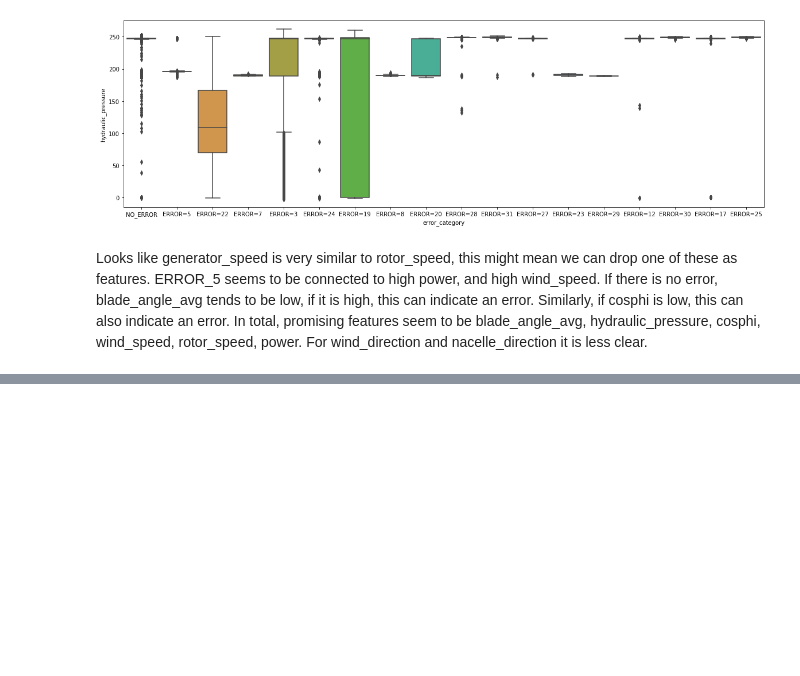
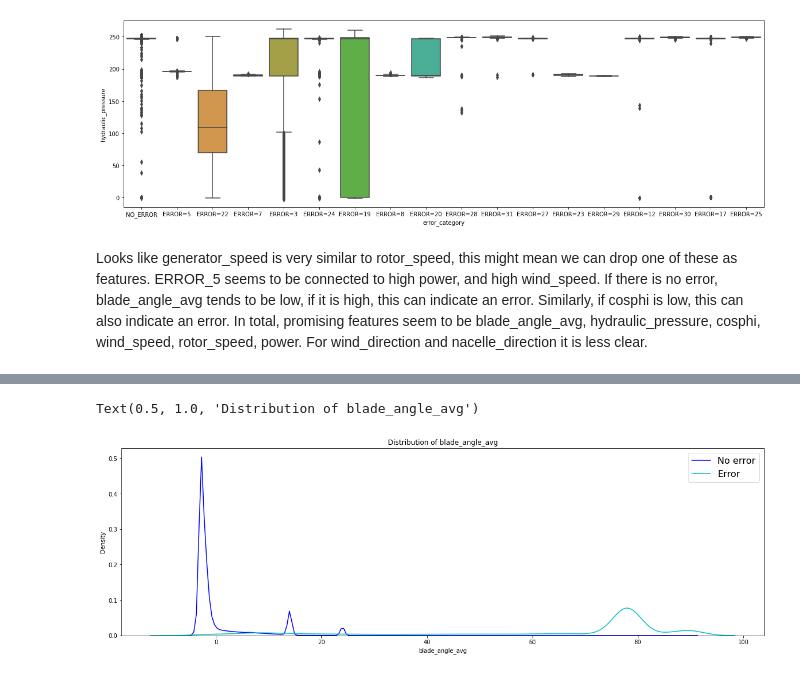
Before and after one commit to DZuercher/Datathlon2022, a Jupyter notebook: exploration/exploration_christiane.ipynb, the cells around one changed output, grey strips where cells are left out. Drawn from its saved outputs; the diff is of its cells as text; code cells hidden in the pictures; blank space fills up the shorter version.

```diff
--- a/exploration/exploration_christiane.ipynb
+++ b/exploration/exploration_christiane.ipynb
@@ -185,0 +199,9 @@ In total, promising features seem to be blade_angle_avg, hydraulic_pressure, cos
+# %%
+fig, ax=plt.subplots(1,1,figsize=(20,6))
+ax1=sns.distplot(data_noerrors.blade_angle_avg, hist=False, color="b", label="No error")
+ax2=sns.distplot(data_errors.blade_angle_avg, hist=False, color="c", label="Error",ax=ax1)
+ax2.legend(fontsize=16)
+plt.title("Distribution of blade_angle_avg")
+# %% [output]
+Text(0.5, 1.0, 'Distribution of blade_angle_avg')
+[figure, added]
```
Also changed, not shown: parts of 7 cells of this notebook.
